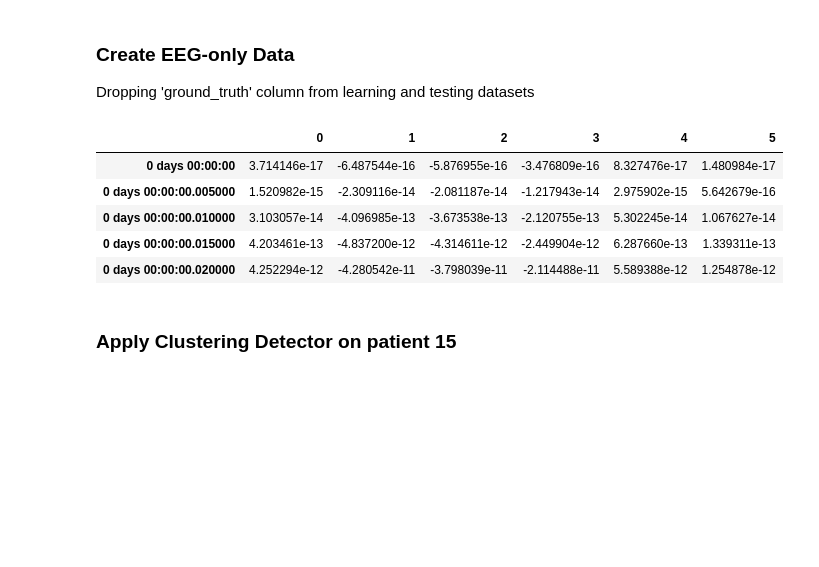
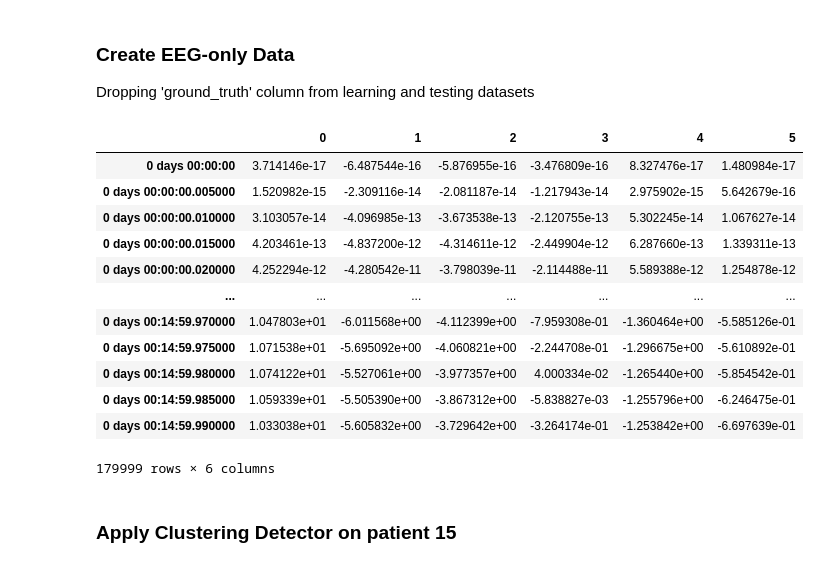
Before and after one commit to carzaga1/UnsuperDL-EEG-BSUPP, a Jupyter notebook: notebooks/01_clustering_algo_one.ipynb, the cells around one changed output. Cells and saved outputs as stored; diff of their text form; code cells hidden in the pictures; blank space fills up the shorter version.

```diff
--- a/notebooks/01_clustering_algo_one.ipynb
+++ b/notebooks/01_clustering_algo_one.ipynb
@@ -101,14 +133,21 @@ eeg_cols = [str(i) for i in range(6)]
 # %%
 # separate eeg
 eeg_learning = data_learning[eeg_cols]
-eeg_learning.head()
+eeg_learning.head(-1)
 # %% [output]
 |  | 0 | 1 | 2 | 3 | 4 | 5 |
 | 0 days 00:00:00 | 3.714146e-17 | -6.487544e-16 | -5.876955e-16 | -3.476809e-16 | 8.327476e-17 | 1.480984e-17 |
 | 0 days 00:00:00.005000 | 1.520982e-15 | -2.309116e-14 | -2.081187e-14 | -1.217943e-14 | 2.975902e-15 | 5.642679e-16 |
 | 0 days 00:00:00.010000 | 3.103057e-14 | -4.096985e-13 | -3.673538e-13 | -2.120755e-13 | 5.302245e-14 | 1.067627e-14 |
 | 0 days 00:00:00.015000 | 4.203461e-13 | -4.837200e-12 | -4.314611e-12 | -2.449904e-12 | 6.287660e-13 | 1.339311e-13 |
 | 0 days 00:00:00.020000 | 4.252294e-12 | -4.280542e-11 | -3.798039e-11 | -2.114488e-11 | 5.589388e-12 | 1.254878e-12 |
+| ... | ... | ... | ... | ... | ... | ... |
+| 0 days 00:14:59.970000 | 1.047803e+01 | -6.011568e+00 | -4.112399e+00 | -7.959308e-01 | -1.360464e+00 | -5.585126e-01 |
+| 0 days 00:14:59.975000 | 1.071538e+01 | -5.695092e+00 | -4.060821e+00 | -2.244708e-01 | -1.296675e+00 | -5.610892e-01 |
+| 0 days 00:14:59.980000 | 1.074122e+01 | -5.527061e+00 | -3.977357e+00 | 4.000334e-02 | -1.265440e+00 | -5.854542e-01 |
+| 0 days 00:14:59.985000 | 1.059339e+01 | -5.505390e+00 | -3.867312e+00 | -5.838827e-03 | -1.255796e+00 | -6.246475e-01 |
+| 0 days 00:14:59.990000 | 1.033038e+01 | -5.605832e+00 | -3.729642e+00 | -3.264174e-01 | -1.253842e+00 | -6.697639e-01 |
+179999 rows × 6 columns
 # %% [markdown]
 ### Apply Clustering Detector on patient 15
 # %%
```
Also changed, not shown: parts of 29 cells of this notebook.
